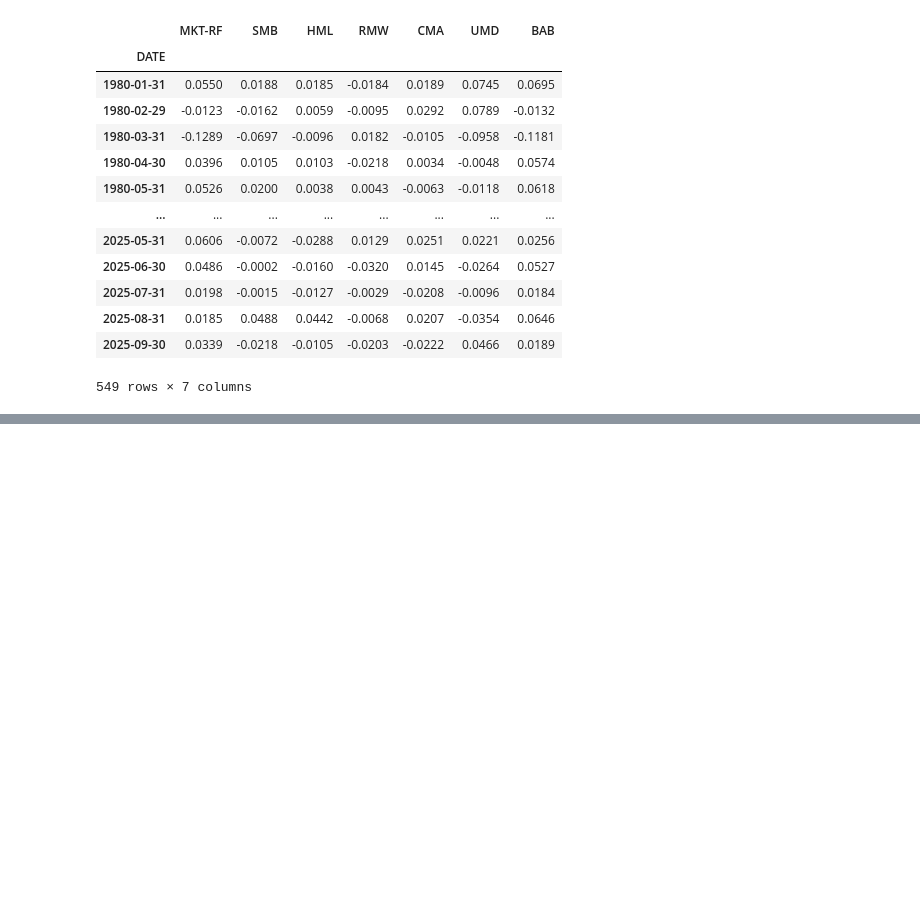
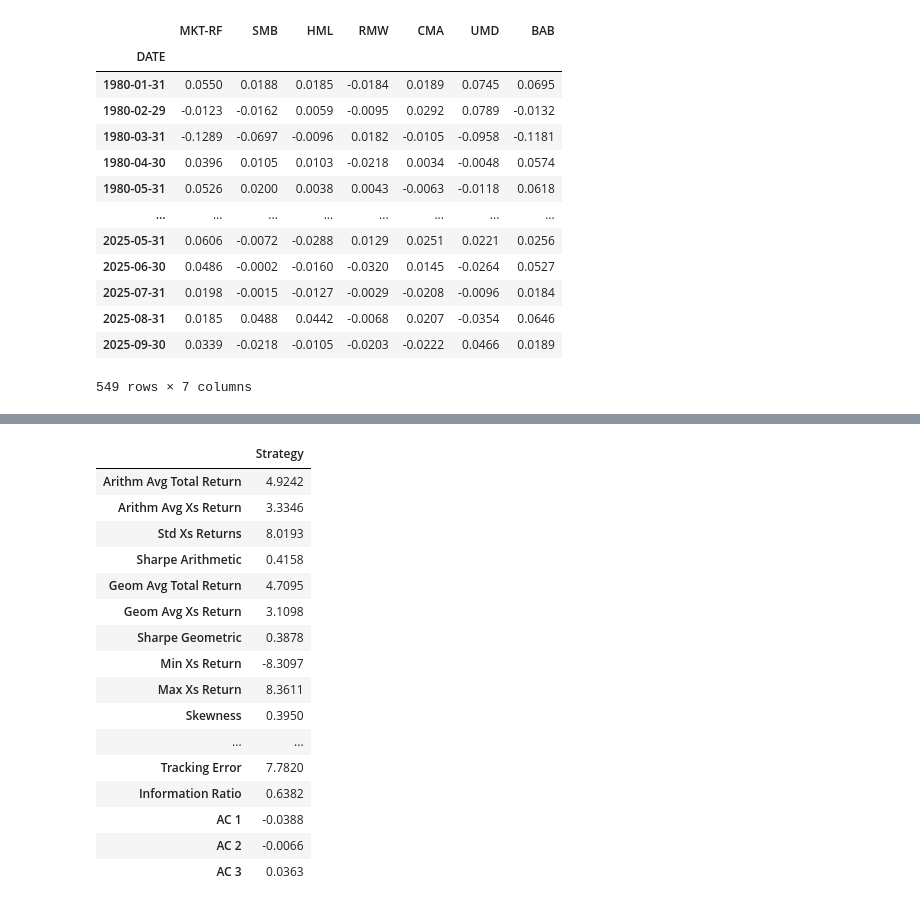
Before and after one commit to DanUZH/PMP_December_8, a Jupyter notebook: Code/Combined_Portfolio.ipynb, the cells around one changed output, grey strips where cells are left out. Cells and saved outputs as stored; diff of their text form; code cells hidden in the pictures; blank space fills up the shorter version.

```diff
--- a/Code/Combined_Portfolio.ipynb
+++ b/Code/Combined_Portfolio.ipynb
@@ -178,0 +287,22 @@ combined_weights
+# %%
+results = results.loc[:"2025-09-30"]
+# %%
+pmp.run_factor_regression(results, famafrench_data)
+# %% [output]
+|  | Strategy |
+| Arithm Avg Total Return | 4.9242 |
+| Arithm Avg Xs Return | 3.3346 |
+| Std Xs Returns | 8.0193 |
+| Sharpe Arithmetic | 0.4158 |
+| Geom Avg Total Return | 4.7095 |
+| Geom Avg Xs Return | 3.1098 |
+| Sharpe Geometric | 0.3878 |
+| Min Xs Return | -8.3097 |
+| Max Xs Return | 8.3611 |
+| Skewness | 0.3950 |
+| ... | ... |
+| Tracking Error | 7.7820 |
+| Information Ratio | 0.6382 |
+| AC 1 | -0.0388 |
+| AC 2 | -0.0066 |
+| AC 3 | 0.0363 |
```
Also changed, not shown: parts of 16 cells of this notebook, 10 other files.
